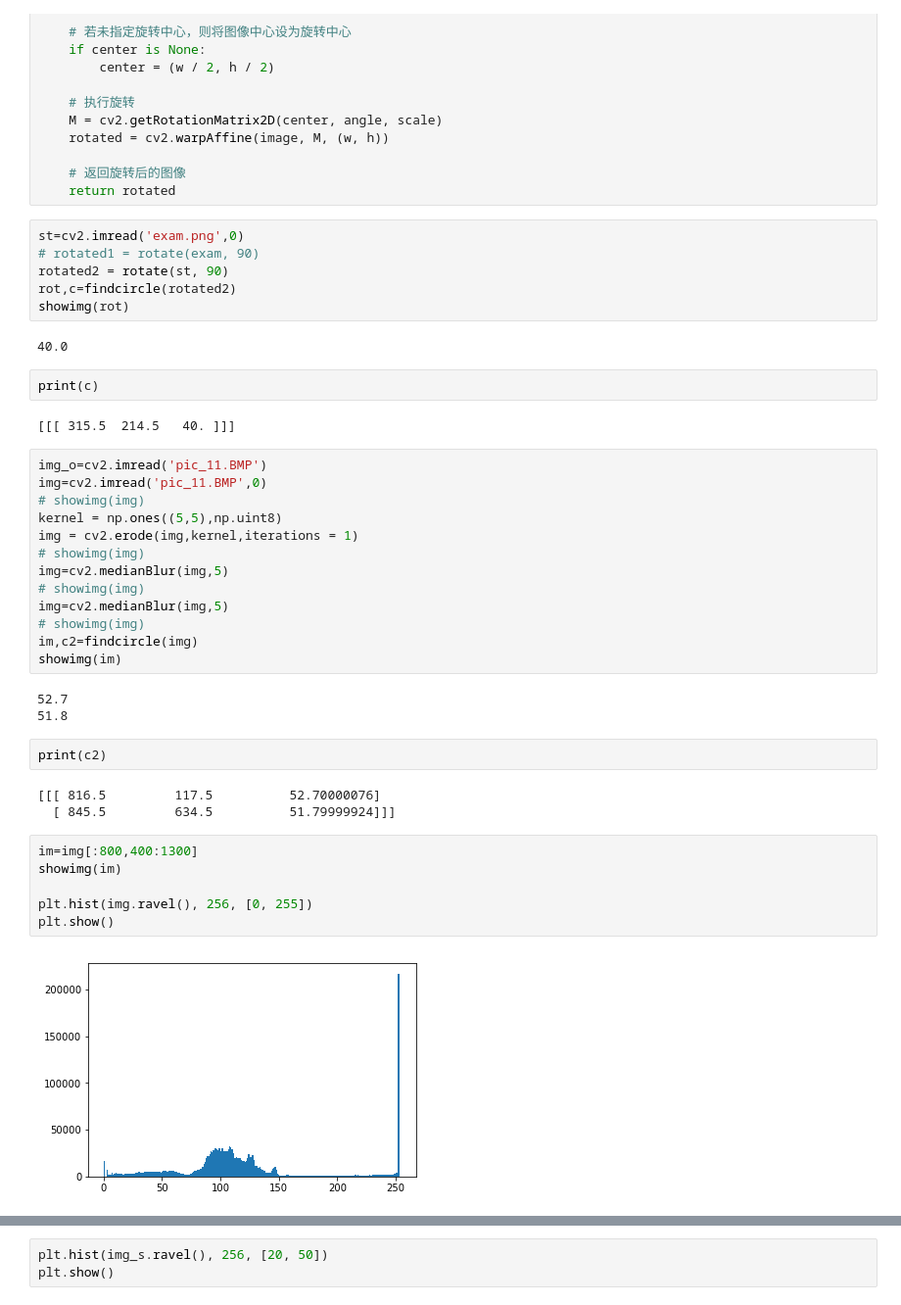
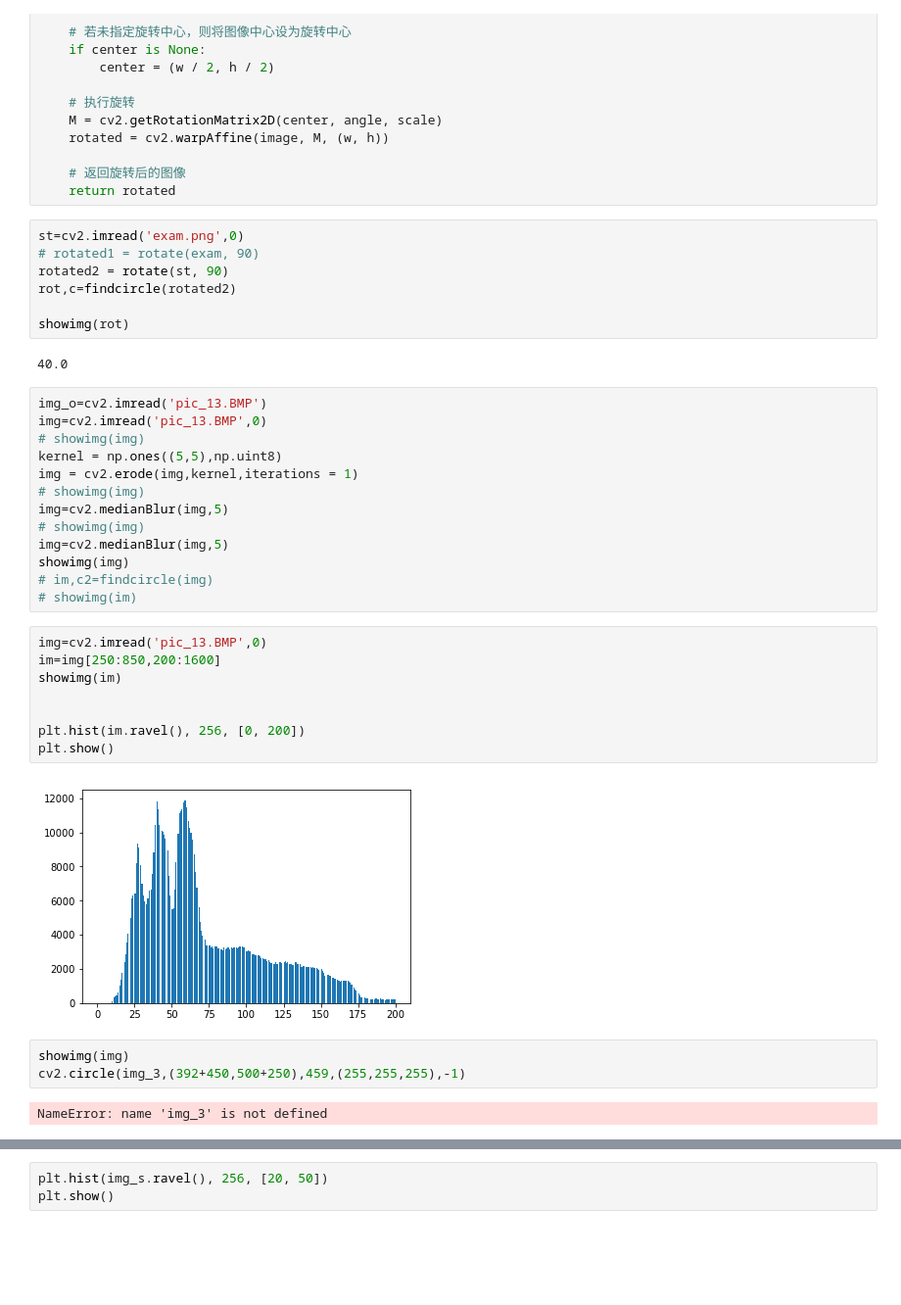
Before and after one commit to csyyyyyyy/ciwa, a Jupyter notebook: Untitled.ipynb, the cells around one changed output, grey strips where cells are left out. Shown: that part at 98% size. Drawn from its saved outputs; the diff is of its cells as text; blank space fills up the shorter version.

```diff
--- a/Untitled.ipynb
+++ b/Untitled.ipynb
@@ -43,16 +43,13 @@ st=cv2.imread('exam.png',0)
 # rotated1 = rotate(exam, 90)
 rotated2 = rotate(st, 90)
 rot,c=findcircle(rotated2)
+
 showimg(rot)
 # %% [output]
 40.0
-# %%
-print(c)
-# %% [output]
-[[[ 315.5  214.5   40. ]]]
 # %%
-img_o=cv2.imread('pic_11.BMP')
-img=cv2.imread('pic_11.BMP',0)
+img_o=cv2.imread('pic_13.BMP')
+img=cv2.imread('pic_13.BMP',0)
 # showimg(img)
 kernel = np.ones((5,5),np.uint8)
 img = cv2.erode(img,kernel,iterations = 1)
@@ -60,22 +57,21 @@ img = cv2.erode(img,kernel,iterations = 1)
 img=cv2.medianBlur(img,5)
 # showimg(img)
 img=cv2.medianBlur(img,5)
-# showimg(img)
-im,c2=findcircle(img)
-showimg(im)
+showimg(img)
+# im,c2=findcircle(img)
+# showimg(im)
-# %% [output]
-52.7
-51.8
-# %%
-print(c2)
-# %% [output]
-[[[ 816.5         117.5          52.70000076]
-  [ 845.5         634.5          51.79999924]]]
 # %%
-im=img[:800,400:1300]
+img=cv2.imread('pic_13.BMP',0)
+im=img[250:850,200:1600]
 showimg(im)
 
-plt.hist(img.ravel(), 256, [0, 255])
+
+plt.hist(im.ravel(), 256, [0, 200])
 plt.show()
 # %% [output]
-[figure, old version]
+[figure, new version]
+# %%
+showimg(img)
+cv2.circle(img_3,(392+450,500+250),459,(255,255,255),-1)
+# %% [output]
+NameError: name 'img_3' is not defined
```
Also changed, not shown: parts of 36 cells of this notebook, 5 other files.
